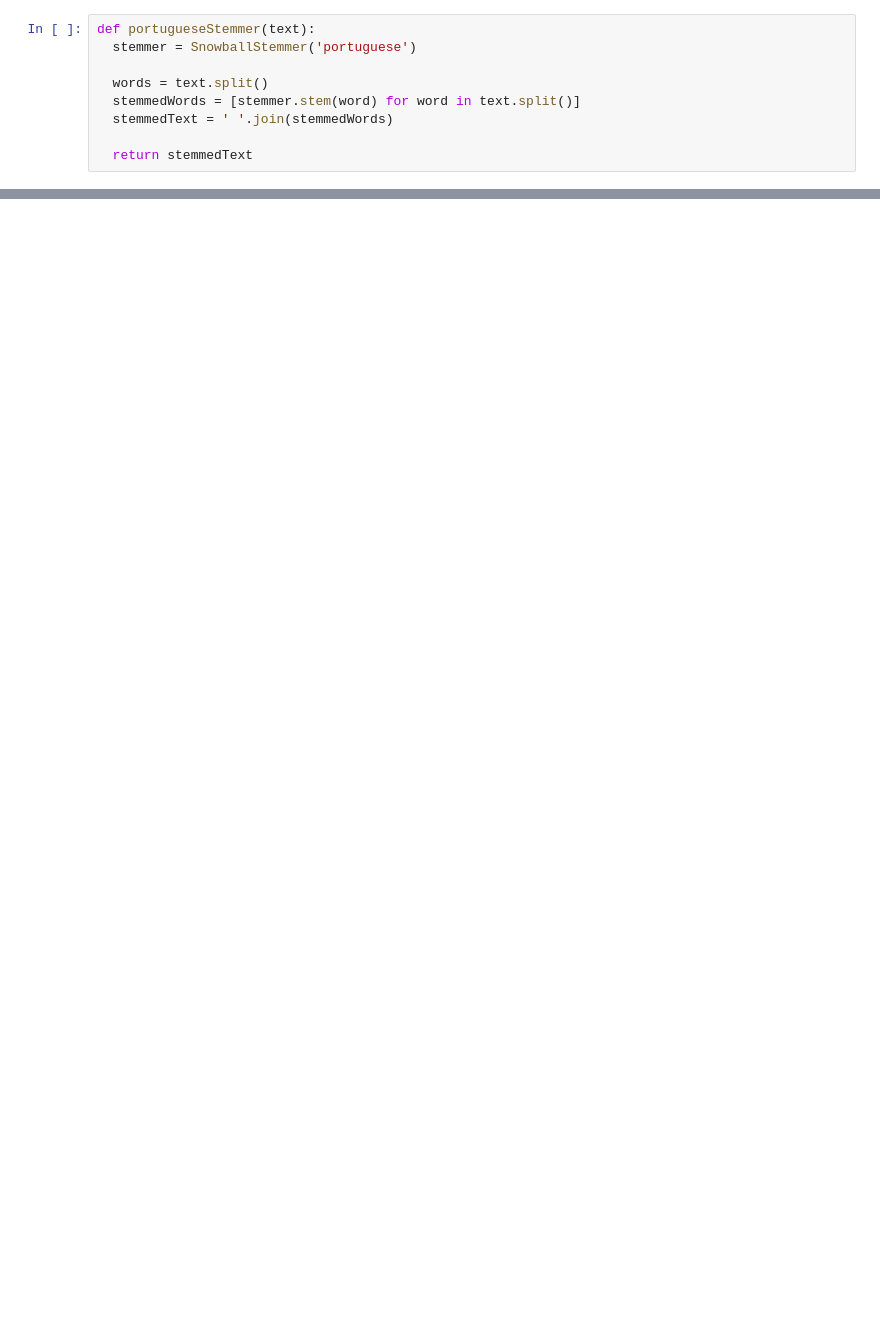
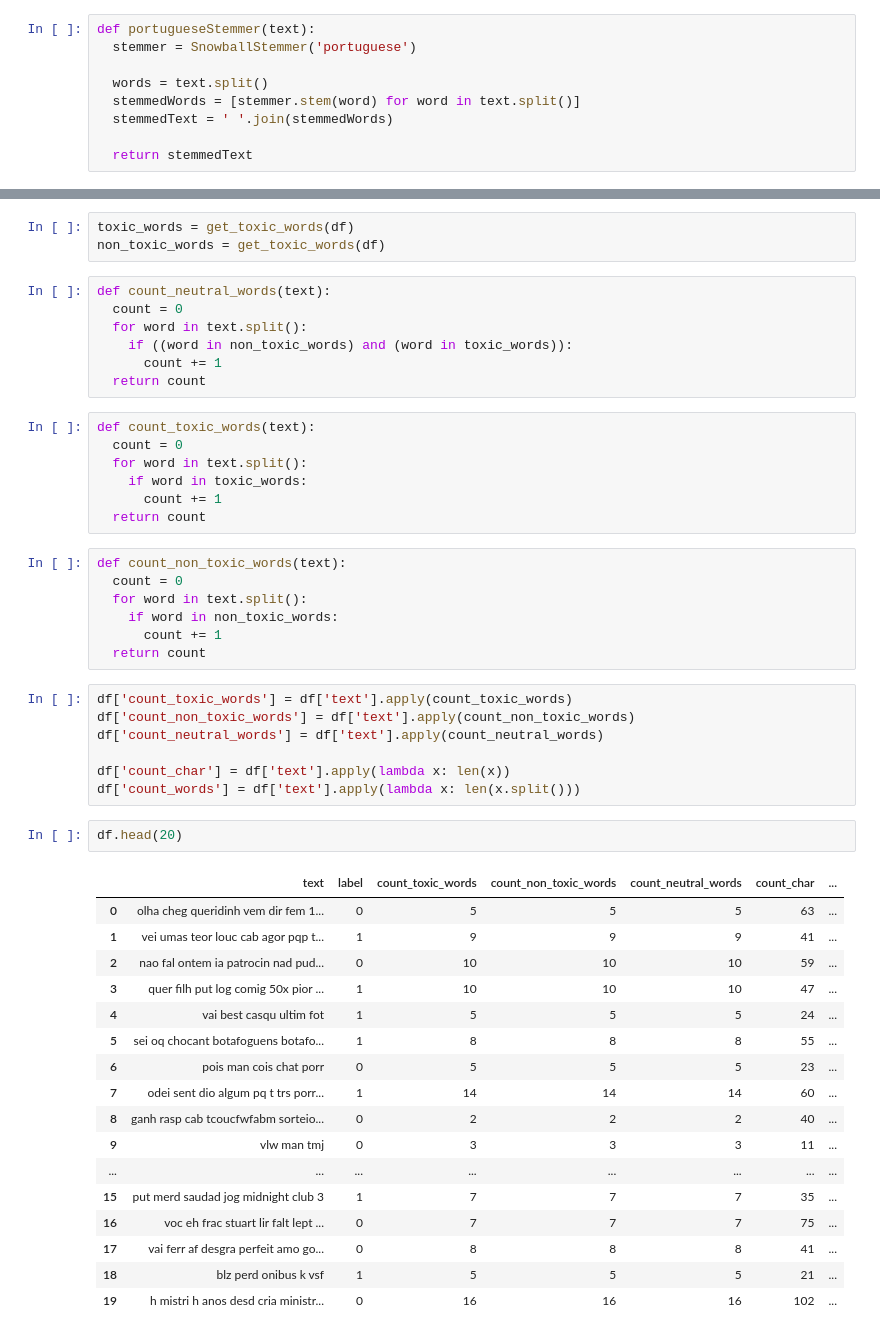
Before and after one commit to HugoLeda/ML-Olympiad-Toxic-Language-PTBR-Detection, a Jupyter notebook: Training_model.ipynb, the cells around one changed output, grey strips where cells are left out. Cells and saved outputs as stored; diff of their text form; blank space fills up the shorter version.

```diff
--- a/Training_model.ipynb
+++ b/Training_model.ipynb
@@ -148,0 +129,51 @@ df.to_csv('cleaned_text.csv', index=False)
+# %%
+toxic_words = get_toxic_words(df)
+non_toxic_words = get_toxic_words(df)
+# %%
+def count_neutral_words(text):
+  count = 0
+  for word in text.split():
+    if ((word in non_toxic_words) and (word in toxic_words)):
+      count += 1
+  return count
+# %%
+def count_toxic_words(text):
+  count = 0
+  for word in text.split():
+    if word in toxic_words:
+      count += 1
+  return count
+# %%
+def count_non_toxic_words(text):
+  count = 0
+  for word in text.split():
+    if word in non_toxic_words:
+      count += 1
+  return count
+# %%
+df['count_toxic_words'] = df['text'].apply(count_toxic_words)
+df['count_non_toxic_words'] = df['text'].apply(count_non_toxic_words)
+df['count_neutral_words'] = df['text'].apply(count_neutral_words)
+
+df['count_char'] = df['text'].apply(lambda x: len(x))
+df['count_words'] = df['text'].apply(lambda x: len(x.split()))
+# %%
+df.head(20)
+# %% [output]
+|  | text | label | count_toxic_words | count_non_toxic_words | count_neutral_words | count_char | ... |
+| 0 | olha cheg queridinh vem dir fem 1... | 0 | 5 | 5 | 5 | 63 | ... |
+| 1 | vei umas teor louc cab agor pqp t... | 1 | 9 | 9 | 9 | 41 | ... |
+| 2 | nao fal ontem ia patrocin nad pud... | 0 | 10 | 10 | 10 | 59 | ... |
+| 3 | quer filh put log comig 50x pior ... | 1 | 10 | 10 | 10 | 47 | ... |
+| 4 | vai best casqu ultim fot | 1 | 5 | 5 | 5 | 24 | ... |
+| 5 | sei oq chocant botafoguens botafo... | 1 | 8 | 8 | 8 | 55 | ... |
+| 6 | pois man cois chat porr | 0 | 5 | 5 | 5 | 23 | ... |
+| 7 | odei sent dio algum pq t trs porr... | 1 | 14 | 14 | 14 | 60 | ... |
+| 8 | ganh rasp cab tcoucfwfabm sorteio... | 0 | 2 | 2 | 2 | 40 | ... |
+| 9 | vlw man tmj | 0 | 3 | 3 | 3 | 11 | ... |
+| ... | ... | ... | ... | ... | ... | ... | ... |
+| 15 | put merd saudad jog midnight club 3 | 1 | 7 | 7 | 7 | 35 | ... |
+| 16 | voc eh frac stuart lir falt lept ... | 0 | 7 | 7 | 7 | 75 | ... |
+| 17 | vai ferr af desgra perfeit amo go... | 0 | 8 | 8 | 8 | 41 | ... |
+| 18 | blz perd onibus k vsf | 1 | 5 | 5 | 5 | 21 | ... |
+| 19 | h mistri h anos desd cria ministr... | 0 | 16 | 16 | 16 | 102 | ... |
```
Also changed, not shown: parts of 28 cells of this notebook.
